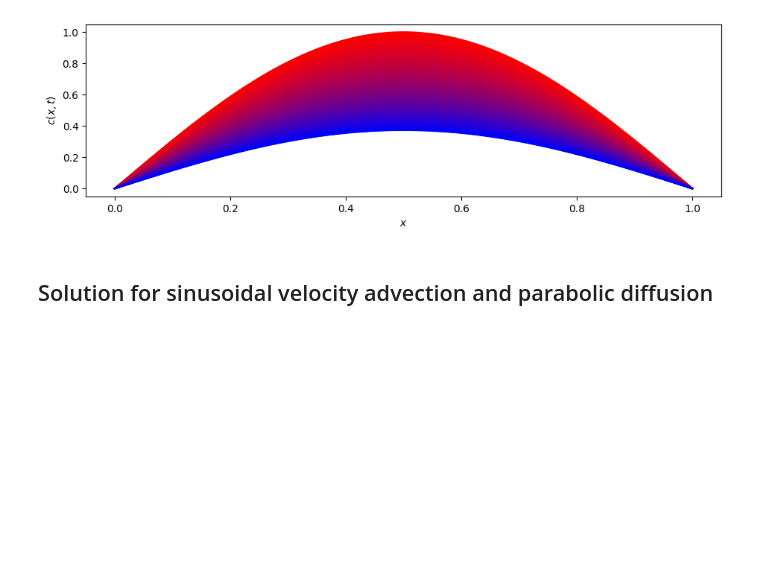
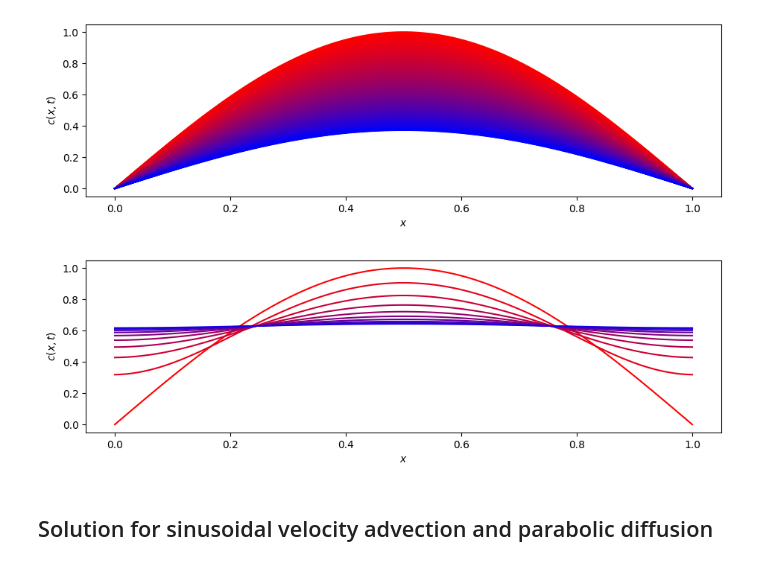
Before and after one commit to alanPalma25/Inverse-PINN-in-Porous-Media, a Jupyter notebook: ad_varying_data.ipynb, the cells around one changed output. Saved outputs shown, nothing was run; the diff lists cells and outputs as text; code cells hidden in the pictures; blank space fills up the shorter version.

```diff
--- a/ad_varying_data.ipynb
+++ b/ad_varying_data.ipynb
@@ -219,8 +218,18 @@ class CrankNicolsonSolver:
             # Sinusoidal variation
             u = 0.5 + 0.3 * np.sin(2 * np.pi * x)
             self.u_arr = u / np.max(u)  # Normalize to max value of 1
+        elif u_type == "linear":
+            # Linear variation
+            u = 0.5 + 0.3 * x
+            self.u_arr = u / np.max(u)  # Normalize to max value of 1
+        elif u_type == "linear_inv":
+            # Linear inverse variation
+            u = 0.5 + 0.3 * (1 - x)
+            self.u_arr = u / np.max(u)  # Normalize to max value of 1
+        elif u_type == "constant":
+            self.u_arr = np.full(x.shape[0], 0.5)  # Constant velocity
         else:
-            print("Invalid u_type specified. Choose between 'zero' and 'sin'")
+            print("Invalid u_type specified. Choose between 'zero', 'sin', and 'linear'")
 
     def set_D(self, x, d_type = "constant"):
         """
@@ -232,8 +241,14 @@ class CrankNicolsonSolver:
             # Parabolic variation
             d = 0.05 + 0.1 * x * (1 - x)
             self.D_arr = d / np.max(d)  # Normalize to max value of 1
+        elif d_type == "linear":
+            d = 0.05 + 0.1 * x
+            self.D_arr = d / np.max(d)  # Normalize to max value of 1
+        elif d_type == "linear_inv":
+            d = 0.05 + 0.1 * (1 - x)
+            self.D_arr = d / np.max(d)  # Normalize to max value of 1
         else:
-            print("Invalid d_type specified. Choose between 'constant' and 'parabolic'")
+            print("Invalid d_type specified. Choose between 'constant', 'parabolic', 'linear', and 'linear_inv'")
 
     def set_initial_conditions(self, type="sin"):
         """
@@ -339,5 +478,8 @@ def save_data(D, u, t, x, c, filename="data/advection_diffusion_v_u_varying"):
 # Instantiate the class
 solver_test1 = CrankNicolsonSolver(x_min=0, x_max=1, nx=100, t_min=0, t_max=0.1, nt=200,
                               beta0=1.0, D_type="constant", u_type="zero", type_ic="sin")
+
+solver_test1_NBCs = CrankNicolsonSolverNBCs(x_min=0, x_max=1, nx=100, t_min=0, t_max=0.1, nt=200,
+                                beta0=1.0, D_type="constant", u_type="zero", type_ic="sin")
 # %%
 D_test1, u_test1, t_test1, x_test1, c_test1 = solver_test1.solve()
@@ -358,6 +502,23 @@ plt.ylabel(r"$c(x,t)$")
 plt.show()
 # %% [output]
 [figure]
+# %%
+# Plotting
+R = np.linspace(1, 0, solver_test1.nt)
+G = 0
+B = np.linspace(0, 1, solver_test1.nt)
+
+# FIgure environment
+plt.figure(figsize=(11,3))
+
+for j in range(0, solver_test1.nt, solver_test1.nt // 10):
+    plt.plot(x_test1, c_test1_NBCs[:, j] , color = [R[j], G, B[j]])
+
+plt.xlabel(r"$x$")
+plt.ylabel(r"$c(x,t)$")
+plt.show()
+# %% [output]
+[figure, added]
 # %% [markdown]
 ## Solution for sinusoidal velocity advection and parabolic diffusion
 # %%
```
Also changed, not shown: parts of 17 cells of this notebook.
